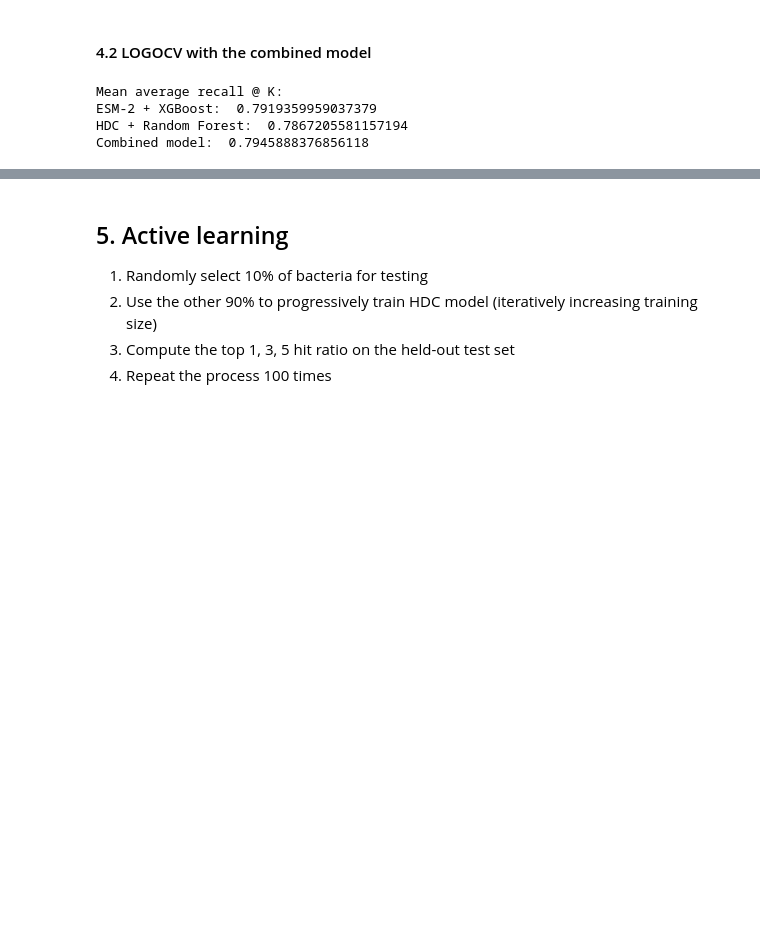
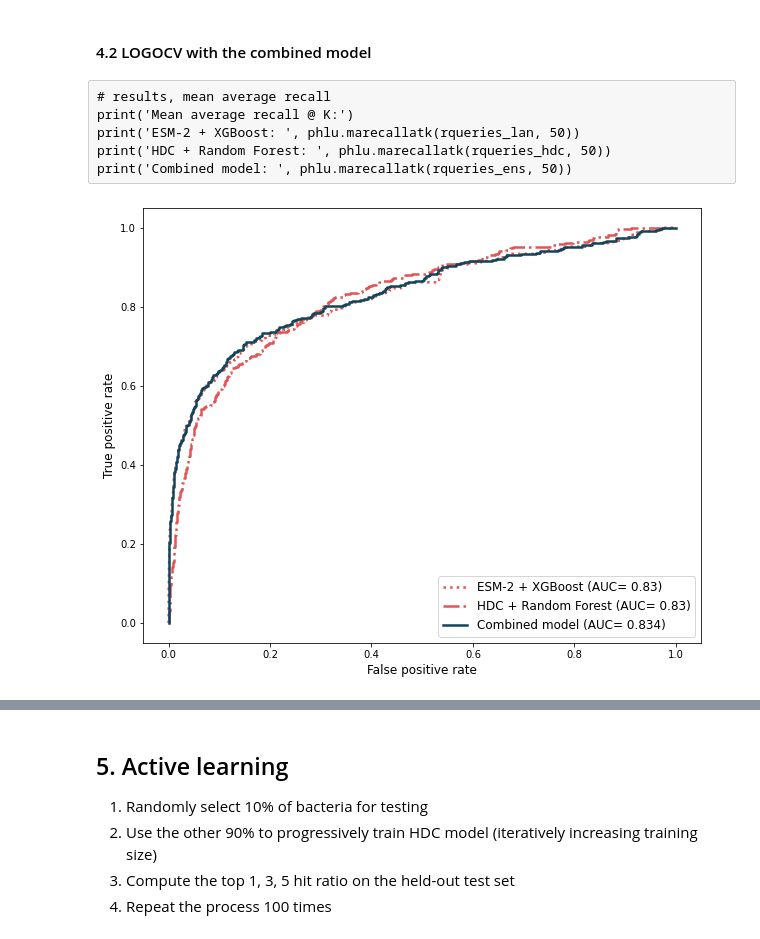
Before and after one commit to dimiboeckaerts/PhageHostLearn, a Jupyter notebook: code/phagehostlearn_training.ipynb, the cells around one changed output, grey strips where cells are left out. Saved outputs shown, nothing was run; the diff lists cells and outputs as text; code cells hidden in the pictures; blank space fills up the shorter version.

```diff
--- a/code/phagehostlearn_training.ipynb
+++ b/code/phagehostlearn_training.ipynb
@@ -217,15 +218,41 @@ for i in range(200):
     except:
         pass
-# %%
-# results, part 1
-print('Mean average recall @ K:')
-print('ESM-2 + XGBoost: ', phlu.marecallatk(rqueries_lan, 50))
-print('HDC + Random Forest: ', phlu.marecallatk(rqueries_hdc, 50))
-print('Combined model: ', phlu.marecallatk(rqueries_ens, 50))
-# %% [output]
-Mean average recall @ K:
-ESM-2 + XGBoost:  0.7919359959037379
-HDC + Random Forest:  0.7867205581157194
-Combined model:  0.7945888376856118
+# %% [raw]
+# results, mean average recall
+print('Mean average recall @ K:')
+print('ESM-2 + XGBoost: ', phlu.marecallatk(rqueries_lan, 50))
+print('HDC + Random Forest: ', phlu.marecallatk(rqueries_hdc, 50))
+print('Combined model: ', phlu.marecallatk(rqueries_ens, 50))
+# %%
+# results, ROC AUC
+scores_ens = []
+for i in range(len(set(groups_loci))):
+    score_lan = scores_lan[i]
+    score_hdc = scores_hdc[i]
+    score_ens = [phlu.uninorm(score_lan[j], score_hdc[j]) for j in range(len(score_lan))]
+    scores_ens.append(score_ens)
+
+labels = np.concatenate(label_list).ravel()
+scoreslr = np.concatenate(scores_lan).ravel()
+scoreshr = np.concatenate(scores_hdc).ravel()
+scoreser = np.concatenate(scores_ens).ravel()
+
+fig, ax = plt.subplots(figsize=(10,8))
+fpr, tpr, thrs = roc_curve(labels, scoreslr)
+rauclr = round(auc(fpr, tpr), 3)
+ax.plot(fpr, tpr, c='#E15554', linewidth=2.5, ls=':', label='ESM-2 + XGBoost (AUC= '+str(rauclr)+')')
+fpr, tpr, thrs = roc_curve(labels, scoreshr)
+rauchr = round(auc(fpr, tpr), 3)
+ax.plot(fpr, tpr, c='#E15554', linewidth=2.5, ls='-.', label='HDC + Random Forest (AUC= '+str(rauchr)+')')
+fpr, tpr, thrs = roc_curve(labels, scoreser)
+raucer = round(auc(fpr, tpr), 3)
+ax.plot(fpr, tpr, c='#124559', linewidth=2.5, label='Combined model (AUC= '+str(raucer)+')')
+ax.set_xlabel('False positive rate', size=12)
+ax.set_ylabel('True positive rate', size=12)
+ax.legend(loc=4, prop={'size': 12})
+fig.savefig(results_path+'/v3.4/logocv_rocauc.png', dpi=400)
+fig.savefig(results_path+'/v3.4/logocv_rocauc_svg.svg', format='svg', dpi=400)
+# %% [output]
+[figure, added]
 # %%
 # results, hit ratios @ K
```
Also changed, not shown: parts of 16 cells of this notebook, 6 other files.
